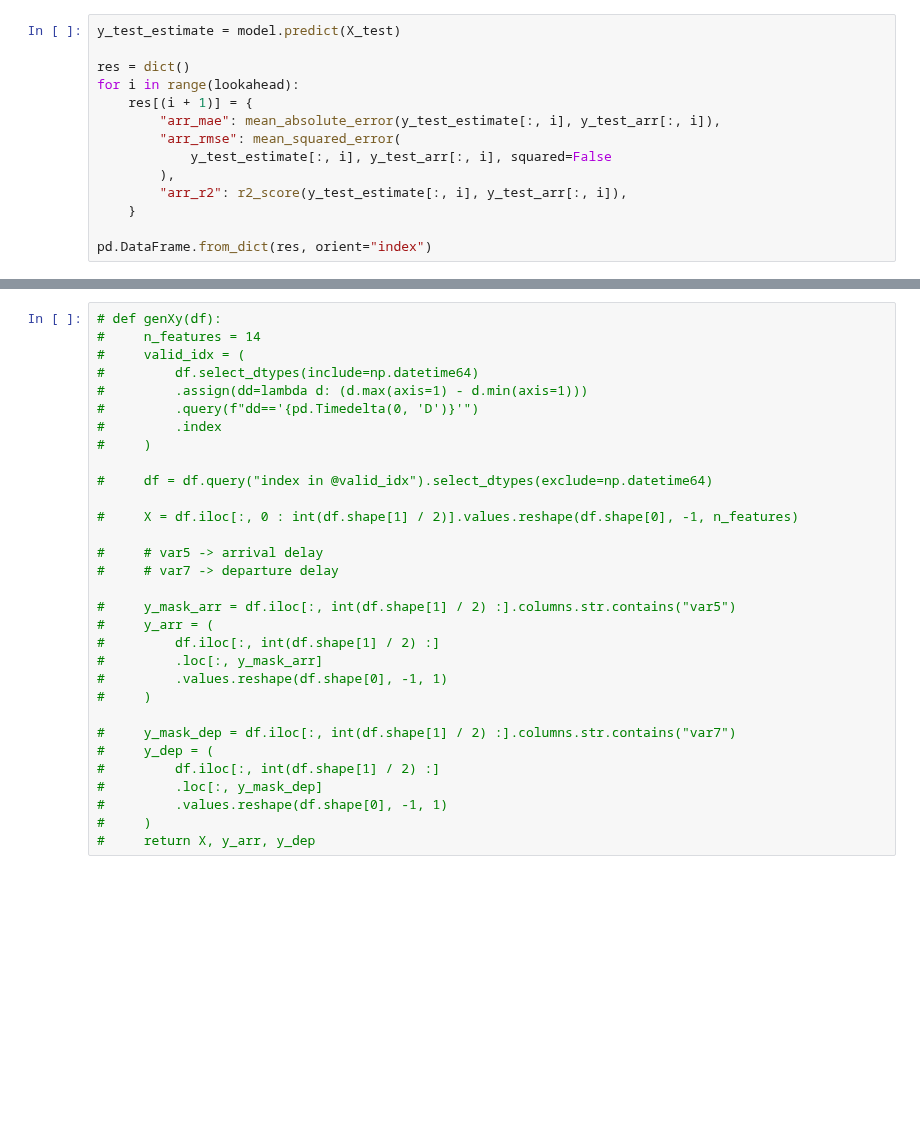
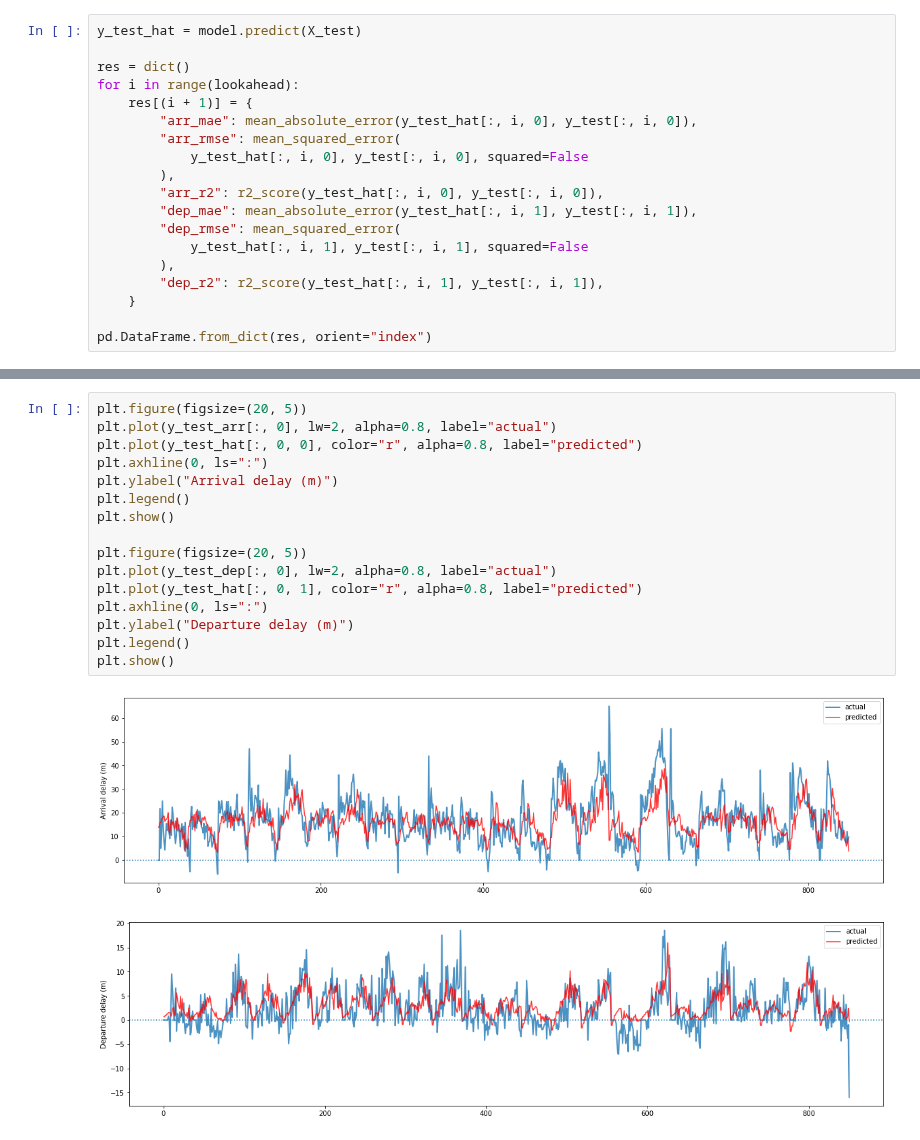
Before and after one commit to junzis/atdelay, a Jupyter notebook: airport_delay_lstm.ipynb, the cells around one changed output, grey strips where cells are left out. Saved outputs shown, nothing was run; the diff lists cells and outputs as text; blank space fills up the shorter version.

```diff
--- a/airport_delay_lstm.ipynb
+++ b/airport_delay_lstm.ipynb
@@ -205,14 +193,19 @@ plt.plot(y_test_estimate[:, 0])
 # %%
-y_test_estimate = model.predict(X_test)
+y_test_hat = model.predict(X_test)
 
 res = dict()
 for i in range(lookahead):
     res[(i + 1)] = {
-        "arr_mae": mean_absolute_error(y_test_estimate[:, i], y_test_arr[:, i]),
+        "arr_mae": mean_absolute_error(y_test_hat[:, i, 0], y_test[:, i, 0]),
         "arr_rmse": mean_squared_error(
-            y_test_estimate[:, i], y_test_arr[:, i], squared=False
+            y_test_hat[:, i, 0], y_test[:, i, 0], squared=False
         ),
-        "arr_r2": r2_score(y_test_estimate[:, i], y_test_arr[:, i]),
+        "arr_r2": r2_score(y_test_hat[:, i, 0], y_test[:, i, 0]),
+        "dep_mae": mean_absolute_error(y_test_hat[:, i, 1], y_test[:, i, 1]),
+        "dep_rmse": mean_squared_error(
+            y_test_hat[:, i, 1], y_test[:, i, 1], squared=False
+        ),
+        "dep_r2": r2_score(y_test_hat[:, i, 1], y_test[:, i, 1]),
     }
 
 pd.DataFrame.from_dict(res, orient="index")
@@ -291,31 +220,19 @@ plt.show()
-# %%
-# def genXy(df):
-#     n_features = 14
-#     valid_idx = (
-#         df.select_dtypes(include=np.datetime64)
-#         .assign(dd=lambda d: (d.max(axis=1) - d.min(axis=1)))
-#         .query(f"dd=='{pd.Timedelta(0, 'D')}'")
-#         .index
-#     )
-
-#     df = df.query("index in @valid_idx").select_dtypes(exclude=np.datetime64)
-
-#     X = df.iloc[:, 0 : int(df.shape[1] / 2)].values.reshape(df.shape[0], -1, n_features)
-
-#     # var5 -> arrival delay
-#     # var7 -> departure delay
-
-#     y_mask_arr = df.iloc[:, int(df.shape[1] / 2) :].columns.str.contains("var5")
-#     y_arr = (
-#         df.iloc[:, int(df.shape[1] / 2) :]
-#         .loc[:, y_mask_arr]
-#         .values.reshape(df.shape[0], -1, 1)
-#     )
-
-#     y_mask_dep = df.iloc[:, int(df.shape[1] / 2) :].columns.str.contains("var7")
-#     y_dep = (
-#         df.iloc[:, int(df.shape[1] / 2) :]
-#         .loc[:, y_mask_dep]
-#         .values.reshape(df.shape[0], -1, 1)
-#     )
-#     return X, y_arr, y_dep
+# %%
+plt.figure(figsize=(20, 5))
+plt.plot(y_test_arr[:, 0], lw=2, alpha=0.8, label="actual")
+plt.plot(y_test_hat[:, 0, 0], color="r", alpha=0.8, label="predicted")
+plt.axhline(0, ls=":")
+plt.ylabel("Arrival delay (m)")
+plt.legend()
+plt.show()
+
+plt.figure(figsize=(20, 5))
+plt.plot(y_test_dep[:, 0], lw=2, alpha=0.8, label="actual")
+plt.plot(y_test_hat[:, 0, 1], color="r", alpha=0.8, label="predicted")
+plt.axhline(0, ls=":")
+plt.ylabel("Departure delay (m)")
+plt.legend()
+plt.show()
+# %% [output]
+[figure, added]
+[figure, added]
```
Also changed, not shown: parts of 20 cells of this notebook, 1 other file.
